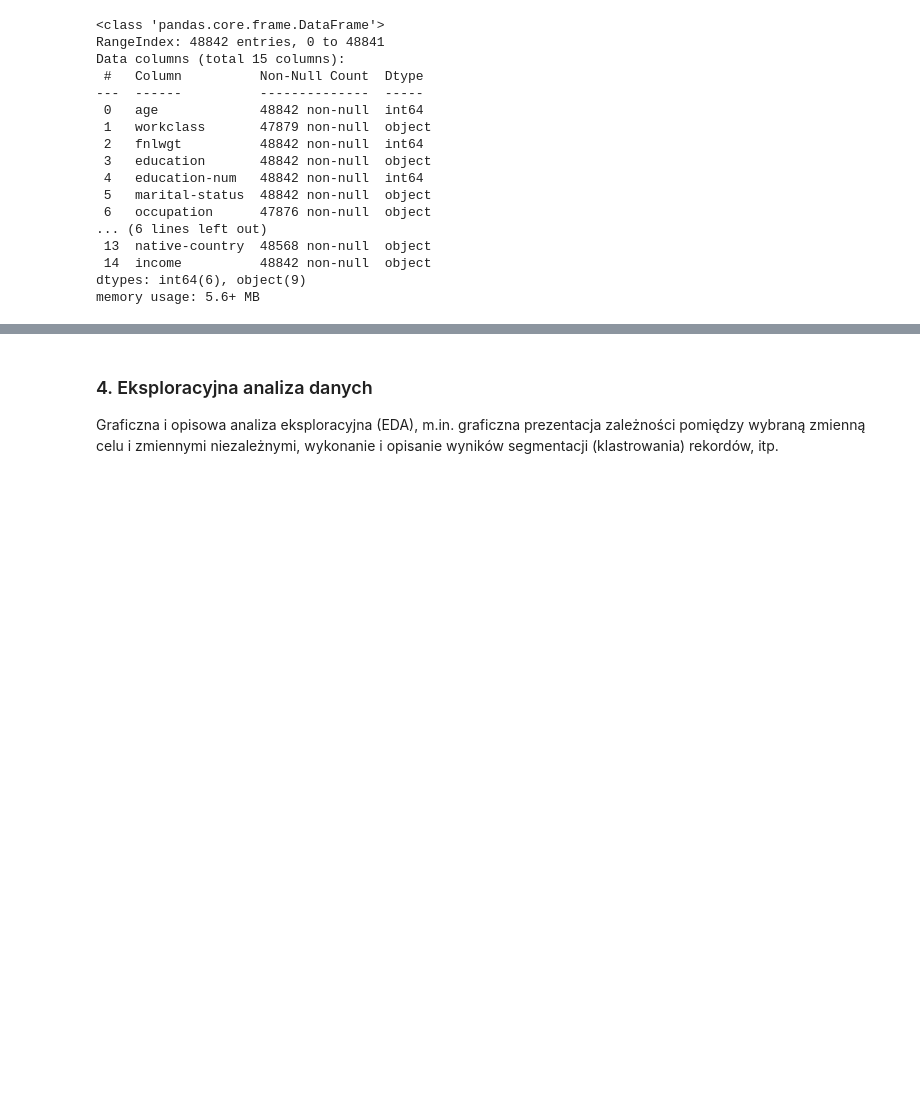
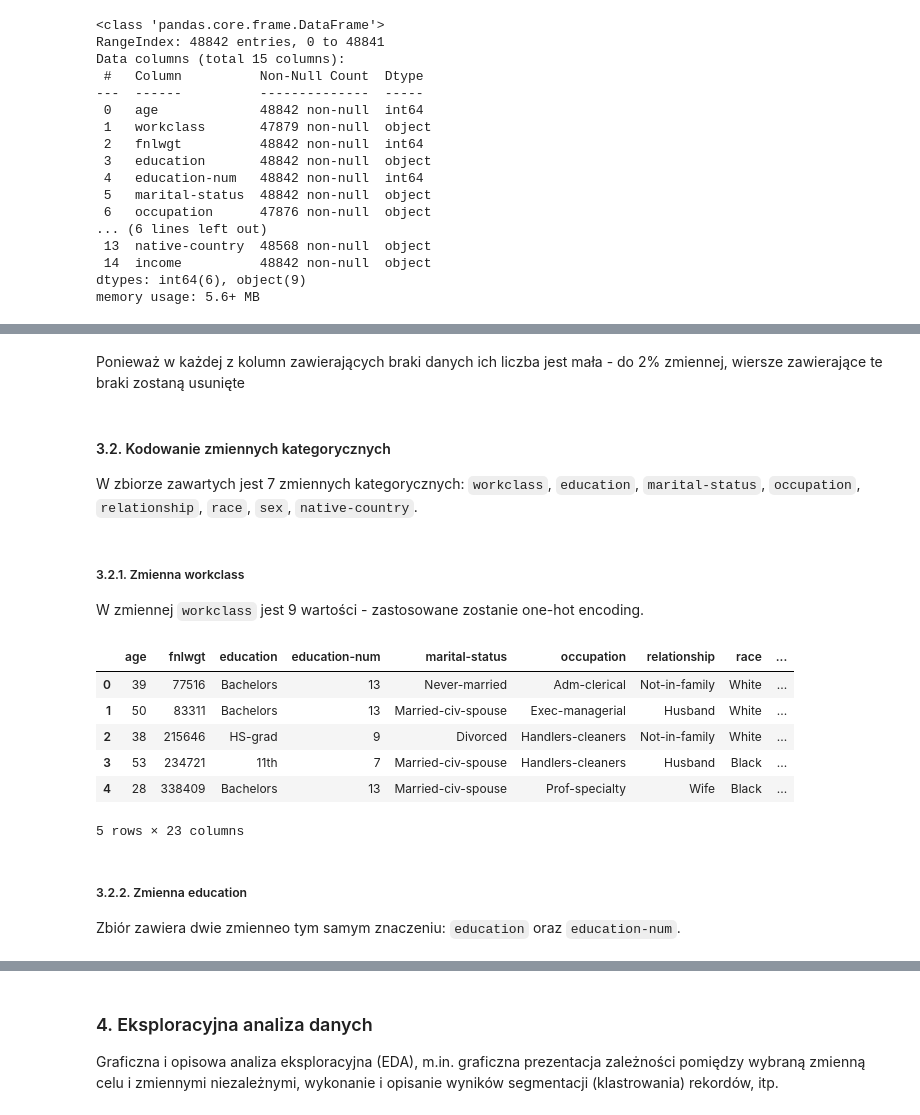
Before and after one commit to hoanganhlinh/SRD-projekt, a Jupyter notebook: adult-classification.ipynb, the cells around one changed output, grey strips where cells are left out. Saved outputs shown, nothing was run; the diff lists cells and outputs as text; code cells hidden in the pictures; blank space fills up the shorter version.

```diff
--- a/adult-classification.ipynb
+++ b/adult-classification.ipynb
@@ -103,8 +64,9 @@ print(adult.variables)
 X = adult.data.features
 y = adult.data.targets
 
-df_adult = X
-df_adult['income'] = y
+df_adult_orig = X
+df_adult_orig['income'] = y
+df_adult = df_adult_orig
 df_adult.head()
 # %% [output]
 |  | age | workclass | fnlwgt | education | education-num | marital-status | occupation | relationship | ... |
@@ -138,0 +116,8 @@ memory usage: 5.6+ MB
+# %% [markdown]
+Ponieważ w każdej z kolumn zawierających braki danych ich liczba jest mała - do 2% zmiennej, wiersze zawierające te braki zostaną usunięte
+# %%
+# TODO: lepsza imputacja
+df_adult.dropna(inplace=True)
+# %% [markdown]
+#### 3.2. Kodowanie zmiennych kategorycznych
+W zbiorze zawartych jest 7 zmiennych kategorycznych: `workclass`, `education`, `marital-status`, `occupation`, `relationship`, `race`, `sex`, `native-country`.
@@ -138,0 +131,17 @@ memory usage: 5.6+ MB
+# %% [markdown]
+##### 3.2.1. Zmienna workclass
+W zmiennej `workclass` jest 9 wartości - zastosowane zostanie one-hot encoding.
+# %%
+df_adult = pd.get_dummies(df_adult, columns=['workclass'], drop_first=False, dtype=int)
+df_adult.head()
+# %% [output]
+|  | age | fnlwgt | education | education-num | marital-status | occupation | relationship | race | ... |
+| 0 | 39 | 77516 | Bachelors | 13 | Never-married | Adm-clerical | Not-in-family | White | ... |
+| 1 | 50 | 83311 | Bachelors | 13 | Married-civ-spouse | Exec-managerial | Husband | White | ... |
+| 2 | 38 | 215646 | HS-grad | 9 | Divorced | Handlers-cleaners | Not-in-family | White | ... |
+| 3 | 53 | 234721 | 11th | 7 | Married-civ-spouse | Handlers-cleaners | Husband | Black | ... |
+| 4 | 28 | 338409 | Bachelors | 13 | Married-civ-spouse | Prof-specialty | Wife | Black | ... |
+5 rows × 23 columns
+# %% [markdown]
+##### 3.2.2. Zmienna education
+Zbiór zawiera dwie zmienneo tym samym znaczeniu: `education` oraz `education-num`.
```
Also changed, not shown: parts of 37 cells of this notebook.
